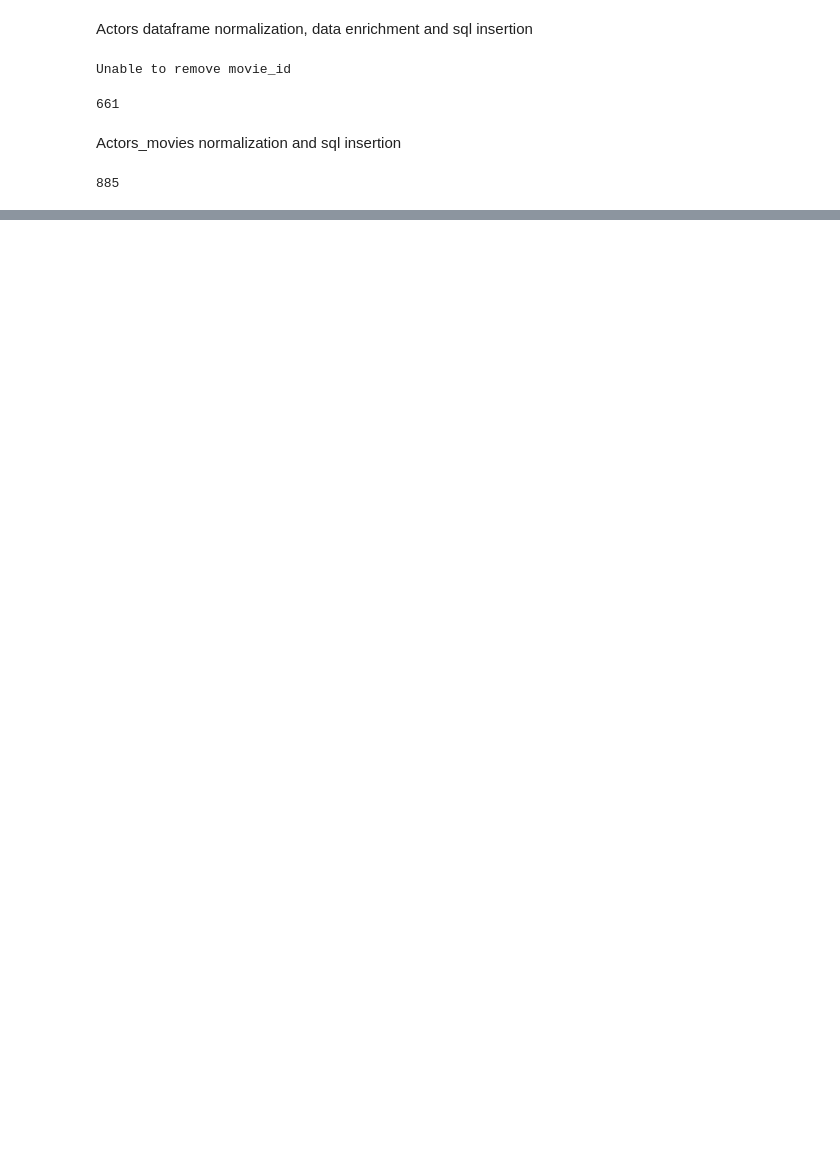
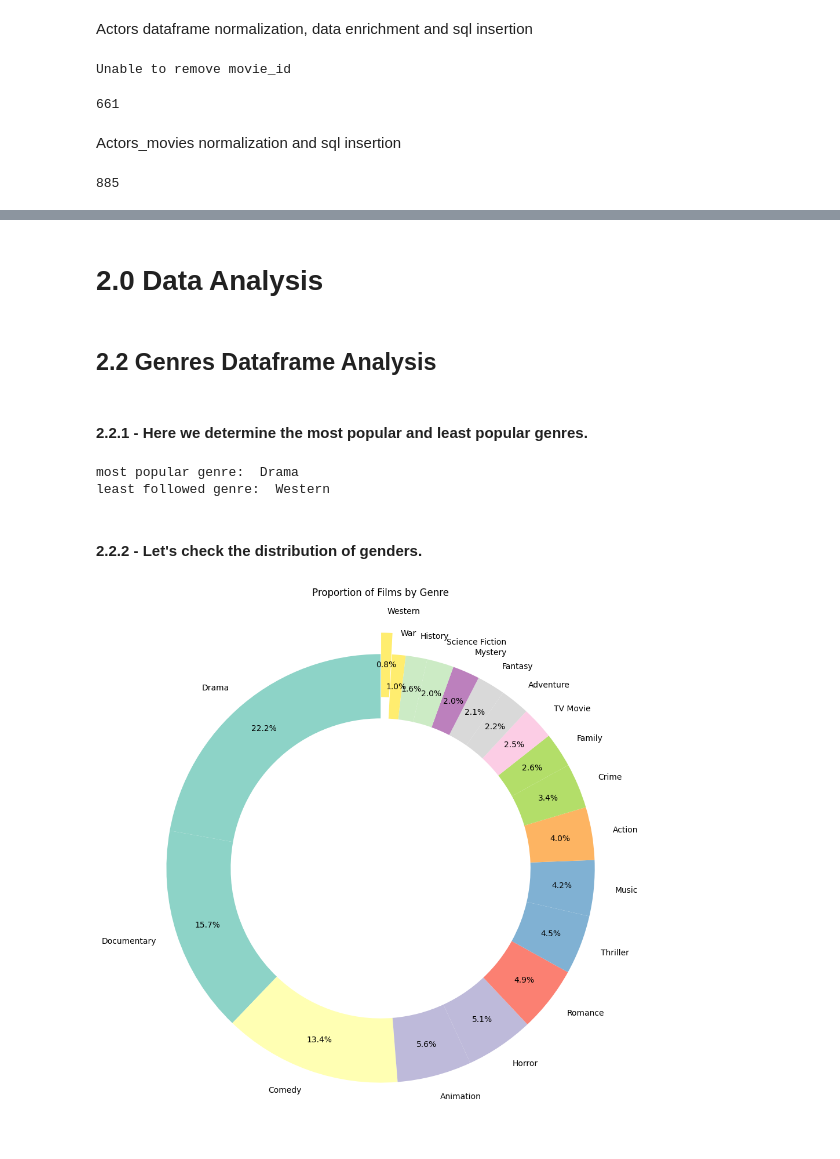
Before and after one commit to SacchettiLorenzo/IUMTWEB_DataAnalysis, a Jupyter notebook: data cleaning/DataCleaning.ipynb, the cells around one changed output, grey strips where cells are left out. Saved outputs shown, nothing was run; the diff lists cells and outputs as text; code cells hidden in the pictures; blank space fills up the shorter version.

Commit message:
aggiunto il genere in data analysis

```diff
--- a/data cleaning/DataCleaning.ipynb
+++ b/data cleaning/DataCleaning.ipynb
@@ -1028,0 +1026,32 @@ movie_studios_df.to_csv(f"{output_path}studios_movies.csv", index=False)
+# %% [markdown]
+# 2.0 Data Analysis
+# %% [markdown]
+## 2.2 Genres Dataframe Analysis
+# %% [markdown]
+#### 2.2.1 - Here we determine the most popular and least popular genres.
+# %%
+print("most popular genre: ", genres_df['genre'].value_counts().idxmax())
+print("least followed genre: ", genres_df['genre'].value_counts().idxmin())
+# %% [output]
+most popular genre:  Drama
+least followed genre:  Western
+# %% [markdown]
+#### 2.2.2 - Let's check the distribution of genders.
+# %%
+import matplotlib.pyplot as plt
+
+genre_counts = genres_df['genre'].value_counts()
+plt.figure(figsize=(12, 12))
+genre_counts.plot(kind='pie',
+                  autopct='%1.1f%%',
+                  startangle=90,
+                  cmap='Set3',
+                  labeldistance=1.1,
+                  pctdistance=0.85,
+                  wedgeprops={'width': 0.3},
+                  explode=[0.1 if count == genre_counts.min() else 0 for count in genre_counts])
+plt.title('Proportion of Films by Genre')
+plt.ylabel('')
+plt.show()
+# %% [output]
+[figure, added]
```
Also changed, not shown: parts of 8 cells of this notebook, 1 other file.
